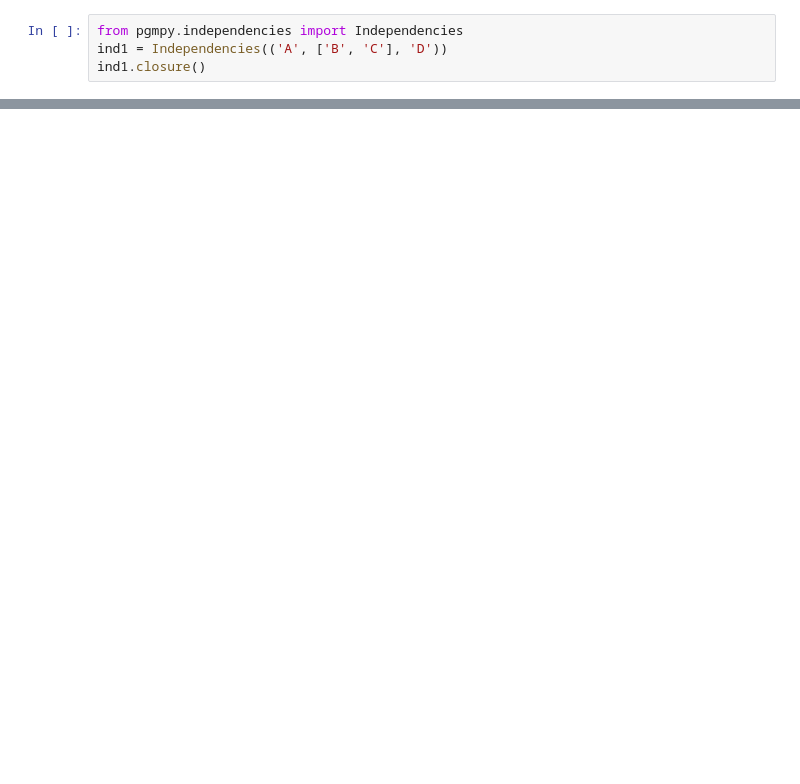
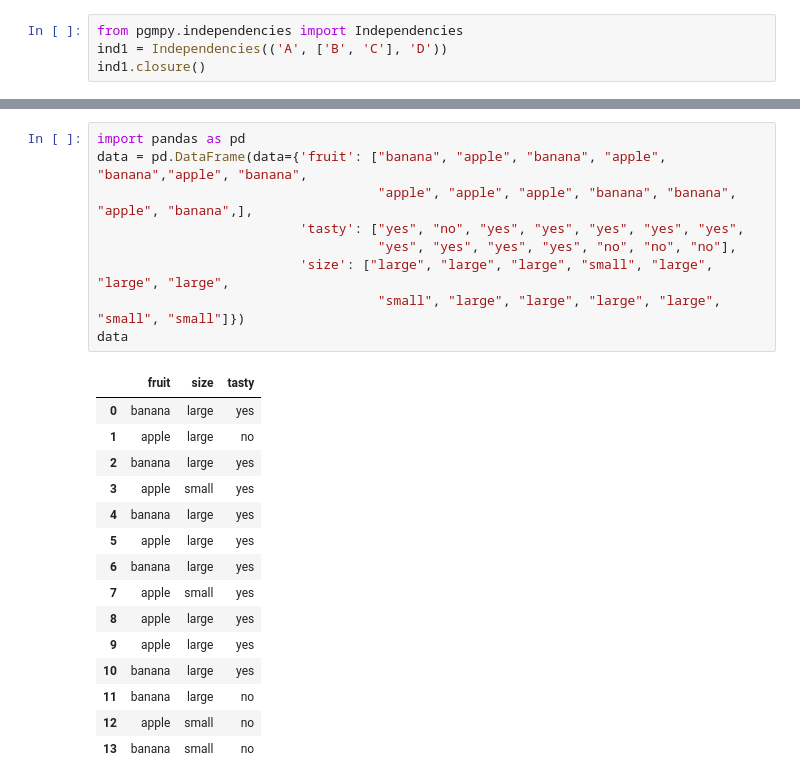
Before and after one commit to brainliu/DT_BN, a Jupyter notebook: test_pgmpy.ipynb, the cells around one changed output, grey strips where cells are left out. Drawn from its saved outputs; the diff is of its cells as text; blank space fills up the shorter version.

```diff
--- a/test_pgmpy.ipynb
+++ b/test_pgmpy.ipynb
@@ -181 +274,26 @@ hc=HillClimbSearch(data,scoring_method=BdeuScore(data))
 hc.estimate()
+# %%
+import pandas as pd
+data = pd.DataFrame(data={'fruit': ["banana", "apple", "banana", "apple", "banana","apple", "banana",
+                                    "apple", "apple", "apple", "banana", "banana", "apple", "banana",],
+                          'tasty': ["yes", "no", "yes", "yes", "yes", "yes", "yes",
+                                    "yes", "yes", "yes", "yes", "no", "no", "no"],
+                          'size': ["large", "large", "large", "small", "large", "large", "large",
+                                    "small", "large", "large", "large", "large", "small", "small"]})
+data
+# %% [output]
+|  | fruit | size | tasty |
+| 0 | banana | large | yes |
+| 1 | apple | large | no |
+| 2 | banana | large | yes |
+| 3 | apple | small | yes |
+| 4 | banana | large | yes |
+| 5 | apple | large | yes |
+| 6 | banana | large | yes |
+| 7 | apple | small | yes |
+| 8 | apple | large | yes |
+| 9 | apple | large | yes |
+| 10 | banana | large | yes |
+| 11 | banana | large | no |
+| 12 | apple | small | no |
+| 13 | banana | small | no |
```
Also changed, not shown: parts of 12 cells of this notebook, 14 other files.
